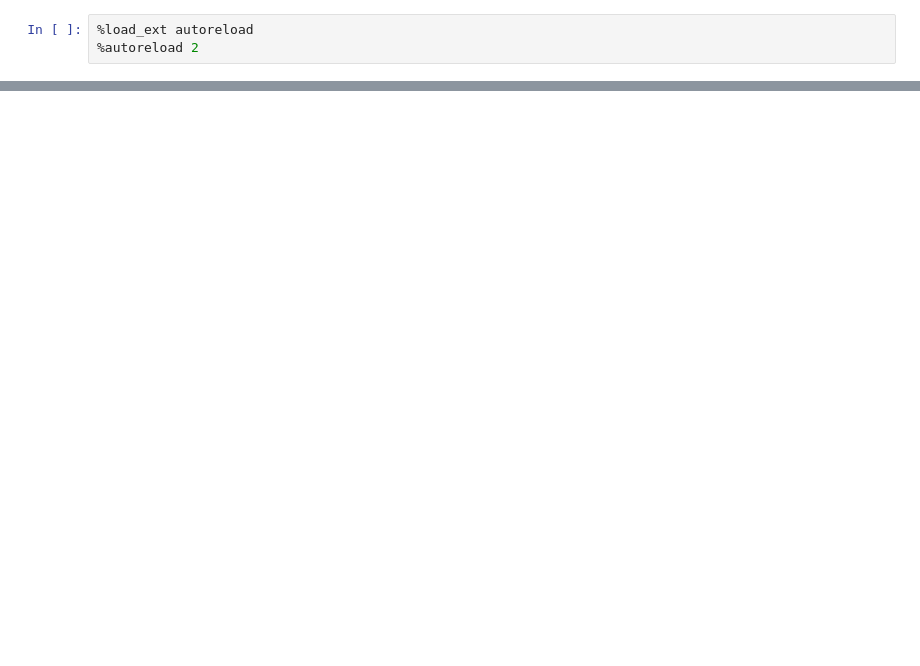
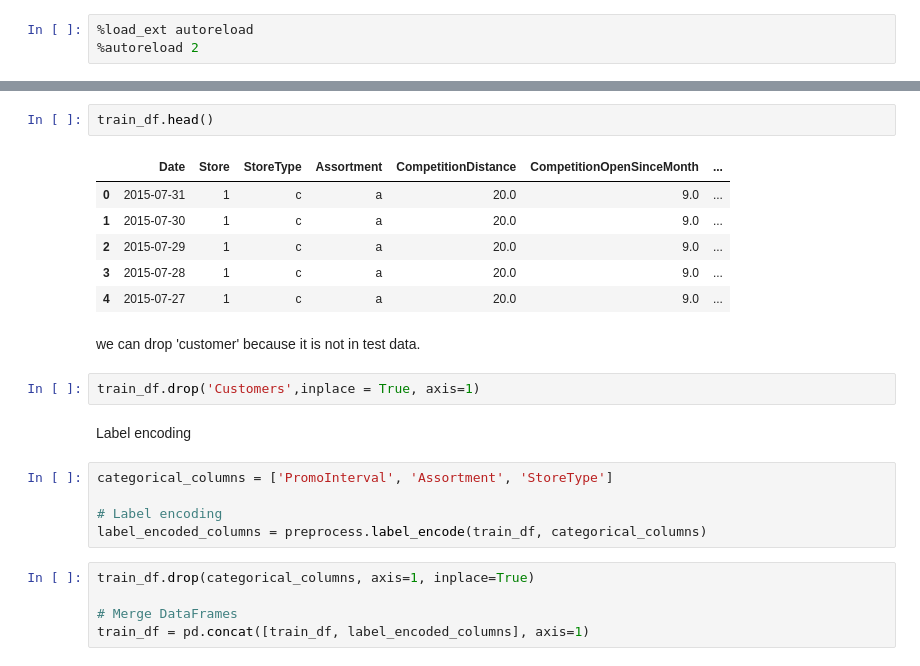
Before and after one commit to BirtukanK/Sales_prediction, a Jupyter notebook: notebook/TrainData_preprocess.ipynb, the cells around one changed output, grey strips where cells are left out. Saved outputs shown, nothing was run; the diff lists cells and outputs as text; blank space fills up the shorter version.

```diff
--- a/notebook/TrainData_preprocess.ipynb
+++ b/notebook/TrainData_preprocess.ipynb
@@ -38,0 +113,25 @@ FileNotFoundError: [Errno 2] No such file or directory: 'C:/Users/ACF/AppData/Lo
+# %%
+train_df.head()
+# %% [output]
+|  | Date | Store | StoreType | Assortment | CompetitionDistance | CompetitionOpenSinceMonth | ... |
+| 0 | 2015-07-31 | 1 | c | a | 20.0 | 9.0 | ... |
+| 1 | 2015-07-30 | 1 | c | a | 20.0 | 9.0 | ... |
+| 2 | 2015-07-29 | 1 | c | a | 20.0 | 9.0 | ... |
+| 3 | 2015-07-28 | 1 | c | a | 20.0 | 9.0 | ... |
+| 4 | 2015-07-27 | 1 | c | a | 20.0 | 9.0 | ... |
+# %% [markdown]
+we can drop 'customer' because it is not in test data.
+# %%
+train_df.drop('Customers',inplace = True, axis=1)
+# %% [markdown]
+Label encoding
+# %%
+categorical_columns = ['PromoInterval', 'Assortment', 'StoreType']
+
+# Label encoding
+label_encoded_columns = preprocess.label_encode(train_df, categorical_columns)
+# %%
+train_df.drop(categorical_columns, axis=1, inplace=True)
+
+# Merge DataFrames
+train_df = pd.concat([train_df, label_encoded_columns], axis=1)
```
Also changed, not shown: parts of 21 cells of this notebook, 3 other files.
